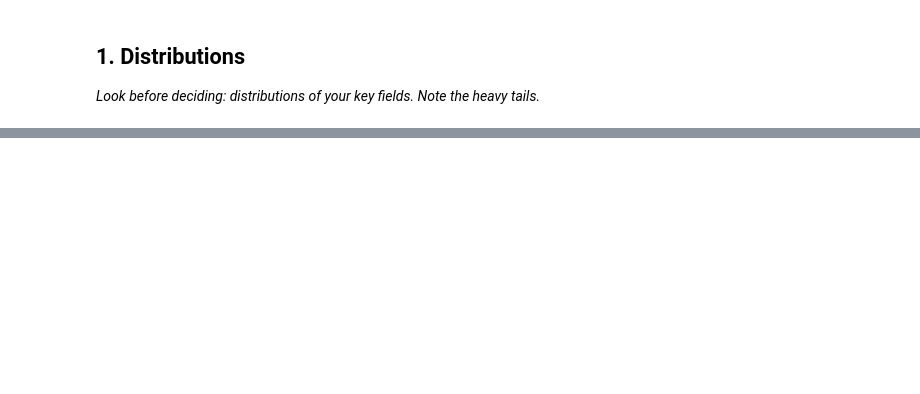
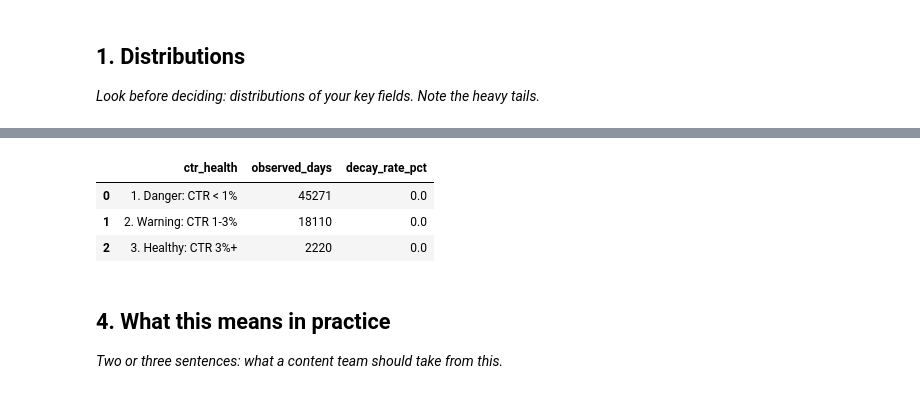
Before and after one commit to Usaf007/flyrankai-ml-internship, a Jupyter notebook: work/notebooks/w04_signal_audit.ipynb, the cells around one changed output, grey strips where cells are left out. Drawn from its saved outputs; the diff is of its cells as text; code cells hidden in the pictures; blank space fills up the shorter version.

```diff
--- a/work/notebooks/w04_signal_audit.ipynb
+++ b/work/notebooks/w04_signal_audit.ipynb
@@ -12,0 +145,32 @@ This skeleton is yours to fill. Work the sections **in order** — each one has
+# %%
+# This cell is for CODE (numbers, a query, a check).
+# Write your text answer in the cell ABOVE this one — typing sentences here breaks Run All.
+
+# Isolating pages already ranking well (Positions 1-5) to test if poor CTR predicts a drop
+ctr_flag_query = f"""
+    SELECT
+        CASE
+            WHEN (CAST(f.gsc_clicks AS FLOAT) / NULLIF(f.gsc_impressions, 0)) < 0.01 THEN '1. Danger: CTR < 1%'
+            WHEN (CAST(f.gsc_clicks AS FLOAT) / NULLIF(f.gsc_impressions, 0)) < 0.03 THEN '2. Warning: CTR 1-3%'
+            ELSE '3. Healthy: CTR 3%+'
+        END AS ctr_health,
+        COUNT(*) as observed_days,
+        ROUND(AVG(CASE WHEN f.gsc_avg_position > 10 THEN 1.0 ELSE 0.0 END) * 100, 2) AS decay_rate_pct
+    FROM read_parquet('{fact_table}') f
+    WHERE f.ga4_data_available IS TRUE
+      AND f.gsc_avg_position <= 5
+      AND f.gsc_impressions > 50
+    GROUP BY 1
+    ORDER BY 1
+"""
+df_ctr_test = con.execute(ctr_flag_query).df()
+display(df_ctr_test)
+# %% [output]
+|  | ctr_health | observed_days | decay_rate_pct |
+| 0 | 1. Danger: CTR < 1% | 45271 | 0.0 |
+| 1 | 2. Warning: CTR 1-3% | 18110 | 0.0 |
+| 2 | 3. Healthy: CTR 3%+ | 2220 | 0.0 |
+# %% [markdown]
+## 4. What this means in practice
+
+*Two or three sentences: what a content team should take from this.*
```
Also changed, not shown: parts of 15 cells of this notebook.
